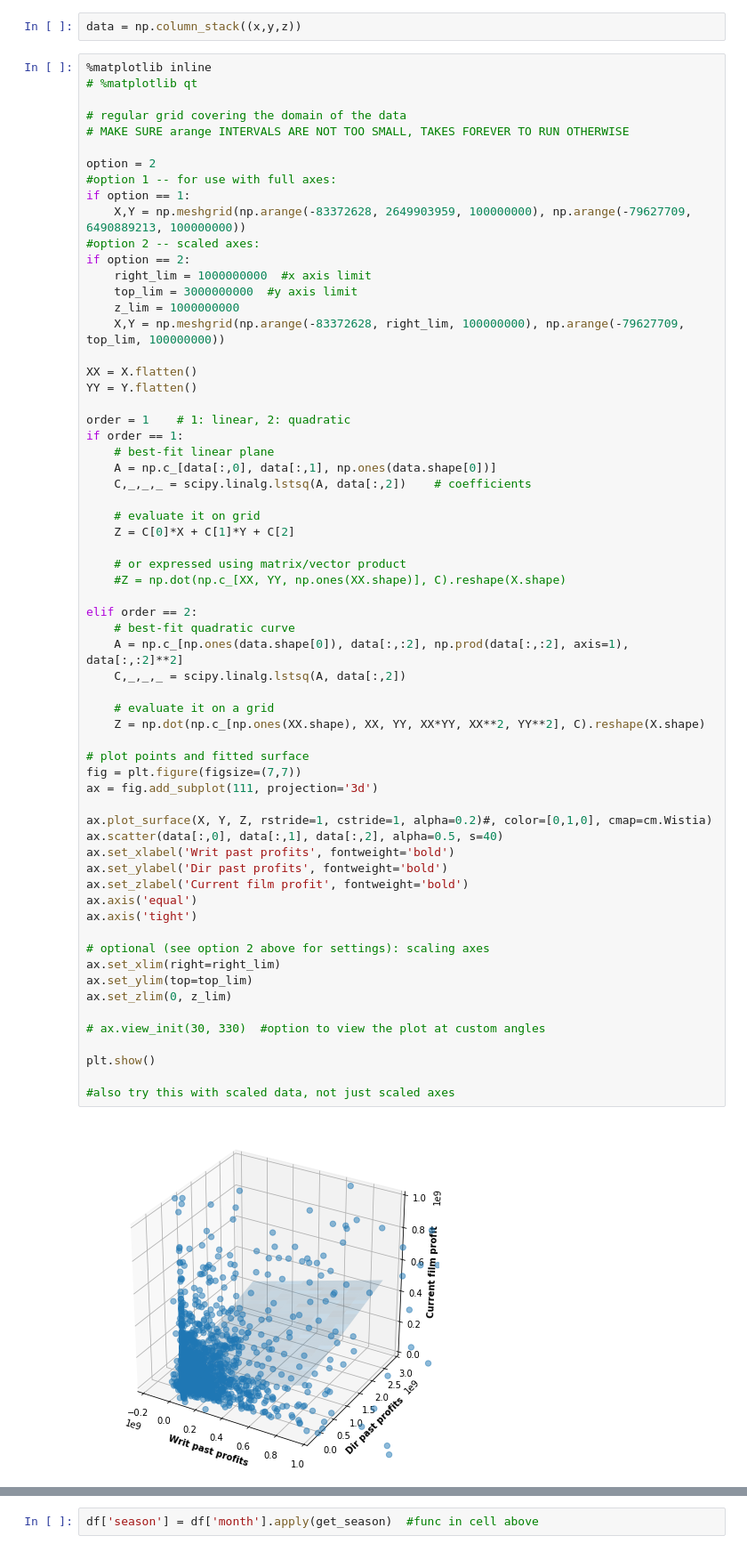
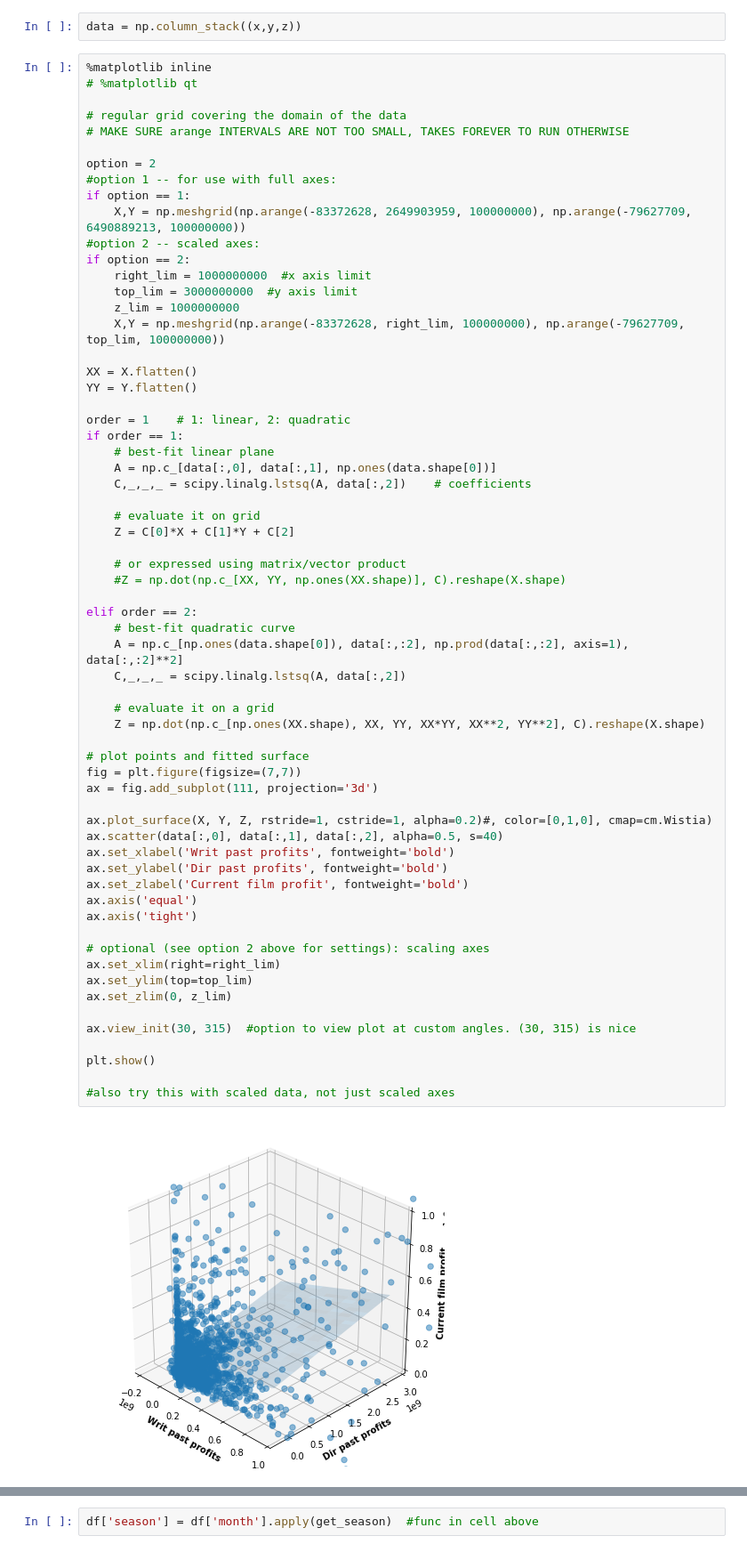
Before and after one commit to ryanlrappa/film-profit-prediction, a Jupyter notebook: jupyter_notebooks/5_EDA.ipynb, the cells around one changed output, grey strips where cells are left out. Shown at 89% size. Cells and saved outputs as stored; diff of their text form.

```diff
--- a/jupyter_notebooks/5_EDA.ipynb
+++ b/jupyter_notebooks/5_EDA.ipynb
@@ -186,33 +197,33 @@ if order == 1:
 elif order == 2:
     # best-fit quadratic curve
     A = np.c_[np.ones(data.shape[0]), data[:,:2], np.prod(data[:,:2], axis=1), data[:,:2]**2]
     C,_,_,_ = scipy.linalg.lstsq(A, data[:,2])
 
     # evaluate it on a grid
     Z = np.dot(np.c_[np.ones(XX.shape), XX, YY, XX*YY, XX**2, YY**2], C).reshape(X.shape)
 
 # plot points and fitted surface
 fig = plt.figure(figsize=(7,7))
 ax = fig.add_subplot(111, projection='3d')
 
 ax.plot_surface(X, Y, Z, rstride=1, cstride=1, alpha=0.2)#, color=[0,1,0], cmap=cm.Wistia)
 ax.scatter(data[:,0], data[:,1], data[:,2], alpha=0.5, s=40)
 ax.set_xlabel('Writ past profits', fontweight='bold')
 ax.set_ylabel('Dir past profits', fontweight='bold')
 ax.set_zlabel('Current film profit', fontweight='bold')
 ax.axis('equal')
 ax.axis('tight')
 
 # optional (see option 2 above for settings): scaling axes
 ax.set_xlim(right=right_lim)
 ax.set_ylim(top=top_lim)
 ax.set_zlim(0, z_lim)
 
-# ax.view_init(30, 330)  #option to view the plot at custom angles
+ax.view_init(30, 315)  #option to view plot at custom angles. (30, 315) is nice
 
 plt.show()
 
 #also try this with scaled data, not just scaled axes
 # %% [output]
-[figure, old version]
+[figure, new version]
 # %% [markdown]
```
Also changed, not shown: parts of 18 cells of this notebook.
